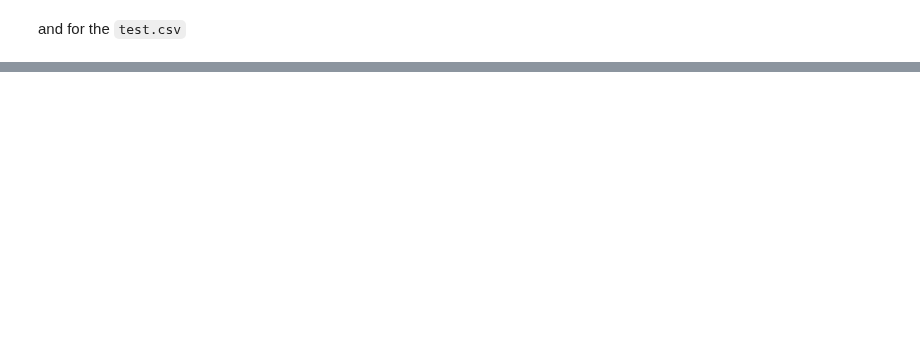
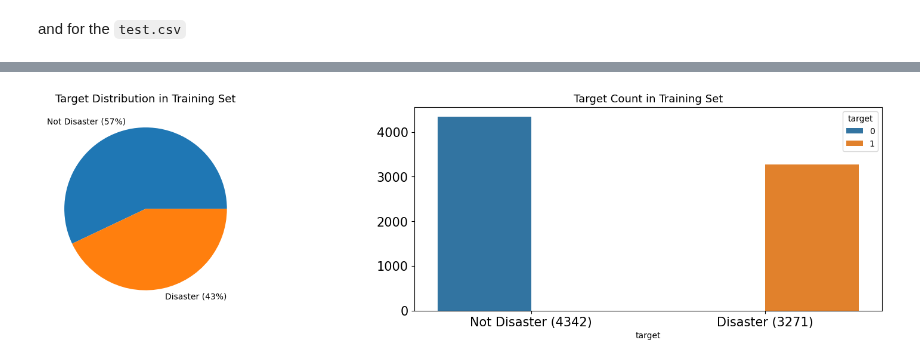
Before and after one commit to NhanDoV/All-of-my-projects., a Jupyter notebook: Project2. ? NLP with Disaster Tweets, Kaggle/eda-and-pre-processing-nlp.ipynb, the cells around one changed output, grey strips where cells are left out. Saved outputs shown, nothing was run; the diff lists cells and outputs as text; code cells hidden in the pictures; blank space fills up the shorter version.

```diff
--- a/Project2. ? NLP with Disaster Tweets, Kaggle/eda-and-pre-processing-nlp.ipynb
+++ b/Project2. ? NLP with Disaster Tweets, Kaggle/eda-and-pre-processing-nlp.ipynb
@@ -449,0 +165,15 @@ plt.show()
+# %%
+df_train['target_mean'] = df_train.groupby('keyword')['target'].transform('mean')
+fig = plt.figure(figsize=(8, 72), dpi=100)
+
+sns.countplot(y=df_train.sort_values(by='target_mean', ascending=False)['keyword'],
+              hue=df_train.sort_values(by='target_mean', ascending=False)['target'])
+
+plt.tick_params(axis='x', labelsize=15)
+plt.tick_params(axis='y', labelsize=12)
+plt.legend(loc=1)
+plt.title('Target Distribution in Keywords')
+
+plt.show()
+
+df_train.drop(columns=['target_mean'], inplace=True)
@@ -449,0 +187,21 @@ plt.show()
+# %%
+fig, axes = plt.subplots(ncols=2, figsize=(17, 4), dpi=100)
+plt.tight_layout()
+
+df_train.groupby('target').count()['id'].plot(kind='pie', ax=axes[0], labels=['Not Disaster (57%)', 'Disaster (43%)'])
+sns.countplot(x=df_train['target'], hue=df_train['target'], ax=axes[1])
+
+axes[0].set_ylabel('')
+axes[1].set_ylabel('')
+axes[1].set_xticklabels(['Not Disaster (4342)', 'Disaster (3271)'])
+axes[0].tick_params(axis='x', labelsize=15)
+axes[0].tick_params(axis='y', labelsize=15)
+axes[1].tick_params(axis='x', labelsize=15)
+axes[1].tick_params(axis='y', labelsize=15)
+
+axes[0].set_title('Target Distribution in Training Set', fontsize=13)
+axes[1].set_title('Target Count in Training Set', fontsize=13)
+
+plt.show()
+# %% [output]
+[figure, added]
```
Also changed, not shown: parts of 67 cells of this notebook.
